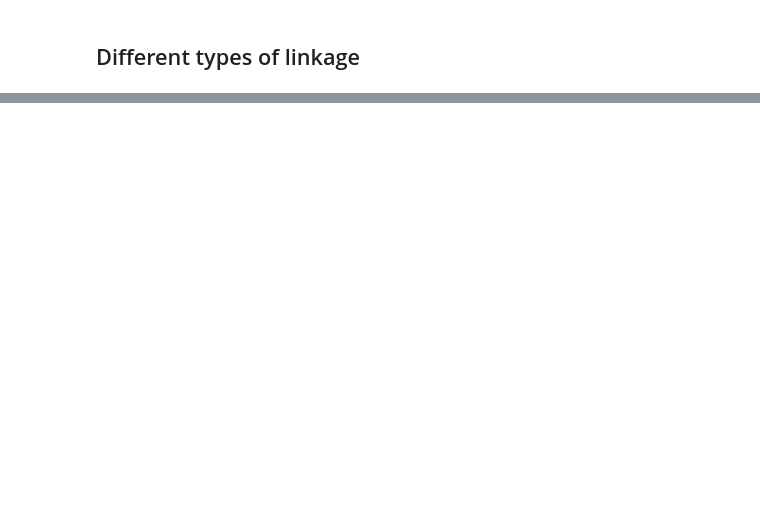
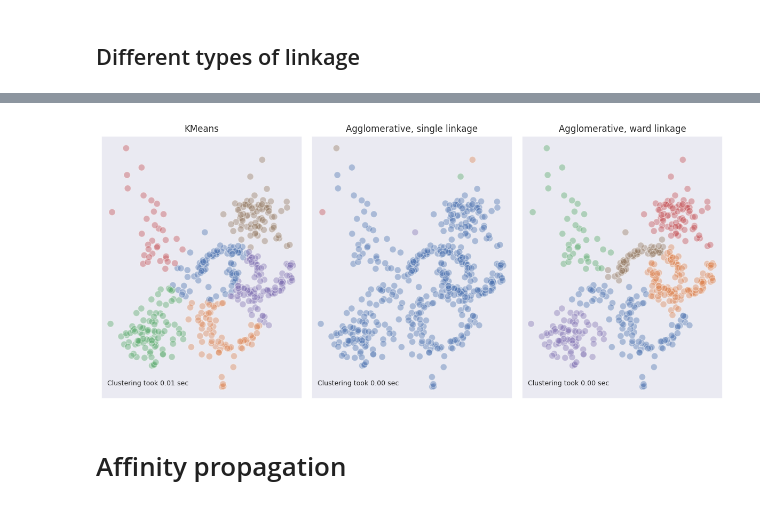
Before and after one commit to vzahorui/vzahorui.github.io, a Jupyter notebook: jupyter_notebooks/clustering/clustering.ipynb, the cells around one changed output, grey strips where cells are left out. Drawn from its saved outputs; the diff is of its cells as text; code cells hidden in the pictures; blank space fills up the shorter version.

```diff
--- a/jupyter_notebooks/clustering/clustering.ipynb
+++ b/jupyter_notebooks/clustering/clustering.ipynb
@@ -11,0 +16,20 @@ from sklearn.datasets import make_blobs, make_moons
+# %%
+X_circle, _ = make_circles(n_samples=80, noise=0.1, random_state=42)
+addition_matrix = np.zeros((X_circle.shape[0], X_circle.shape[1]))
+addition_matrix[:, 0] = 0.3
+addition_matrix[:, 1] = -0.5
+X_circle = X_circle + addition_matrix
+
+X_moons, _ = make_moons(n_samples=160, noise=0.1, random_state=42)
+addition_matrix = np.zeros((X_moons.shape[0], X_moons.shape[1]))
+addition_matrix[:, 0] = 0.2
+addition_matrix[:, 1] = 0.9
+X_moons = X_moons + addition_matrix
+
+X_blob, _ = make_blobs(n_samples=80, n_features=2, centers=[[-2.4, 0.1]], random_state=42)
+X_aniso = np.matmul(X_blob, [[0.6, -0.3], [-0.7, 1.8]]) # anisotropicly distributed data
+
+X_blob, _ = make_blobs(n_samples=160, n_features=2, centers=[[-2.4, -1], [1, 3]],
+                       random_state=42, cluster_std=0.5)
+
+X_for_viz = np.vstack([X_circle, X_moons, X_aniso, X_blob])
@@ -11,0 +38,9 @@ from sklearn.datasets import make_blobs, make_moons
+# %%
+plot_kwds = {'alpha': 0.40, 's': 80, 'linewidths': 1, 'edgecolor': 'white'}
+plt.scatter(X_for_viz[:, 0], X_for_viz[:, 1], **plot_kwds)
+
+frame = plt.gca()
+frame.axes.get_xaxis().set_visible(False)
+frame.axes.get_yaxis().set_visible(False)
+plt.tight_layout()
+plt.savefig('../../assets/images/clustering/dataset_for_clustering.png', bbox_inches='tight');
@@ -117,0 +170,16 @@ plt.savefig('../../assets/images/clustering/agglomerative_linkage_comparison.png
+# %%
+plot_clusters(
+    X_for_viz,
+    [
+        (KMeans, {'n_clusters': 6}),
+        (AgglomerativeClustering, {'n_clusters': 6, 'linkage': 'single'}),
+        (AgglomerativeClustering, {'n_clusters': 6, 'linkage': 'ward'}),
+    ],
+    figsize=(12, 5.5),
+    axes_titles=['KMeans', 'Agglomerative, single linkage', 'Agglomerative, ward linkage']
+)
+plt.savefig('../../assets/images/clustering/agglomerative_linkage_comparison.png', bbox_inches='tight');
+# %% [output]
+[figure, added]
+# %% [markdown]
+# Affinity propagation
```
Also changed, not shown: parts of 28 cells of this notebook, 21 other files.
